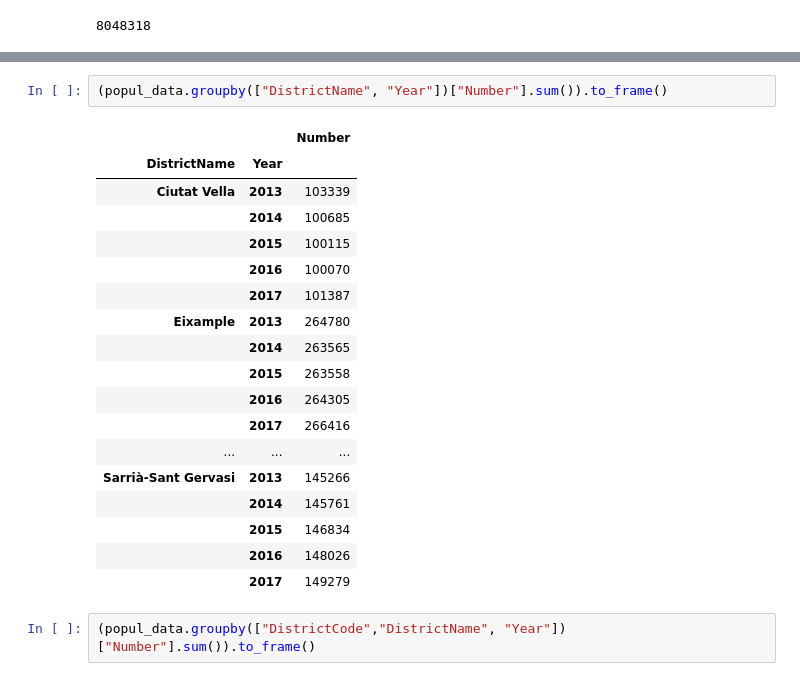
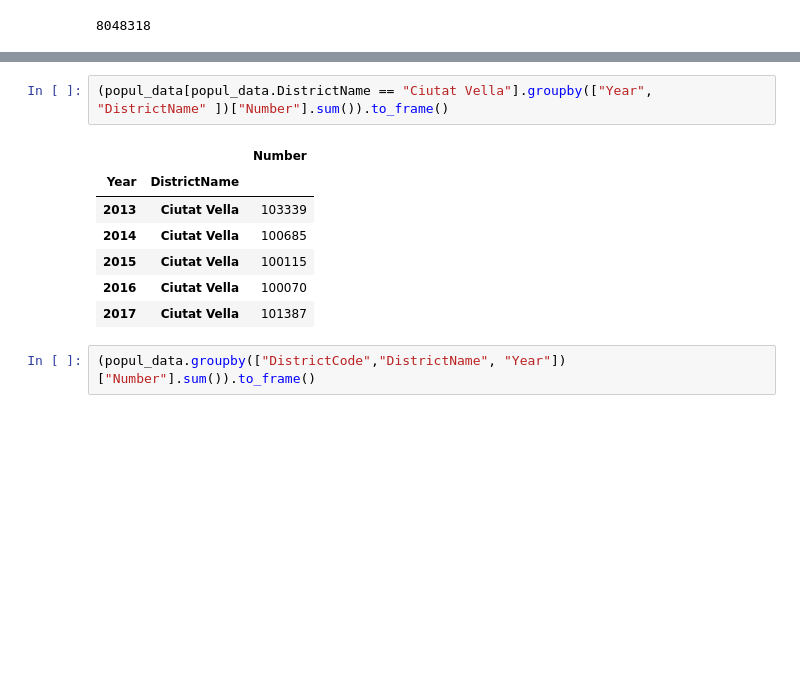
Before and after one commit to AlfaisalGassim/Barcelona_EDA, a Jupyter notebook: exploration.ipynb, the cells around one changed output, grey strips where cells are left out. Saved outputs shown, nothing was run; the diff lists cells and outputs as text; blank space fills up the shorter version.

```diff
--- a/exploration.ipynb
+++ b/exploration.ipynb
@@ -119,24 +141,13 @@ popul_data.Number.sum()
 # %%
-(popul_data.groupby(["DistrictName", "Year"])["Number"].sum()).to_frame()
+(popul_data[popul_data.DistrictName == "Ciutat Vella"].groupby(["Year", "DistrictName" ])["Number"].sum()).to_frame()
 # %% [output]
 |  |  | Number |
-| DistrictName | Year |  |
-| Ciutat Vella | 2013 | 103339 |
-|  | 2014 | 100685 |
-|  | 2015 | 100115 |
-|  | 2016 | 100070 |
-|  | 2017 | 101387 |
-| Eixample | 2013 | 264780 |
-|  | 2014 | 263565 |
-|  | 2015 | 263558 |
-|  | 2016 | 264305 |
-|  | 2017 | 266416 |
-| ... | ... | ... |
-| Sarrià-Sant Gervasi | 2013 | 145266 |
-|  | 2014 | 145761 |
-|  | 2015 | 146834 |
-|  | 2016 | 148026 |
-|  | 2017 | 149279 |
+| Year | DistrictName |  |
+| 2013 | Ciutat Vella | 103339 |
+| 2014 | Ciutat Vella | 100685 |
+| 2015 | Ciutat Vella | 100115 |
+| 2016 | Ciutat Vella | 100070 |
+| 2017 | Ciutat Vella | 101387 |
 # %%
 (popul_data.groupby(["DistrictCode","DistrictName", "Year"])["Number"].sum()).to_frame()
 # %% [output]
```
Also changed, not shown: parts of 14 cells of this notebook, 1 other file.
